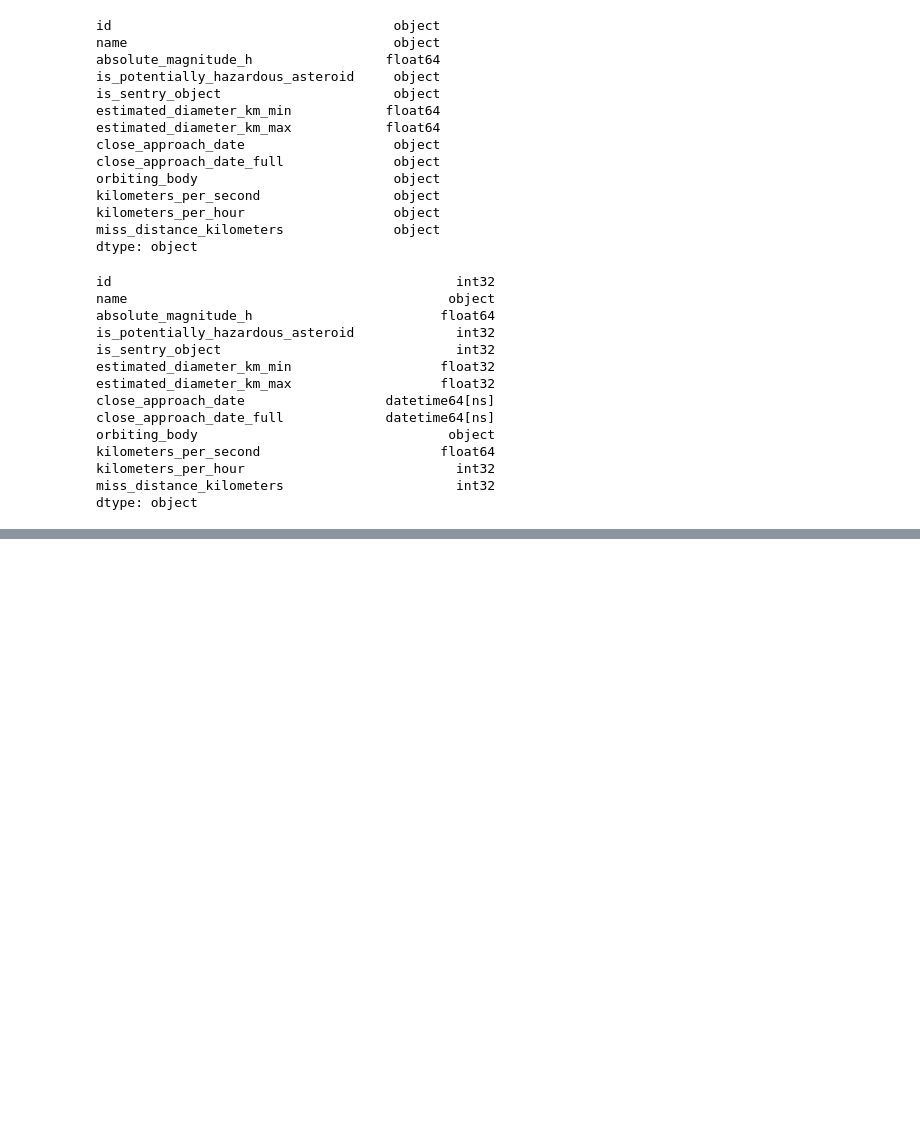
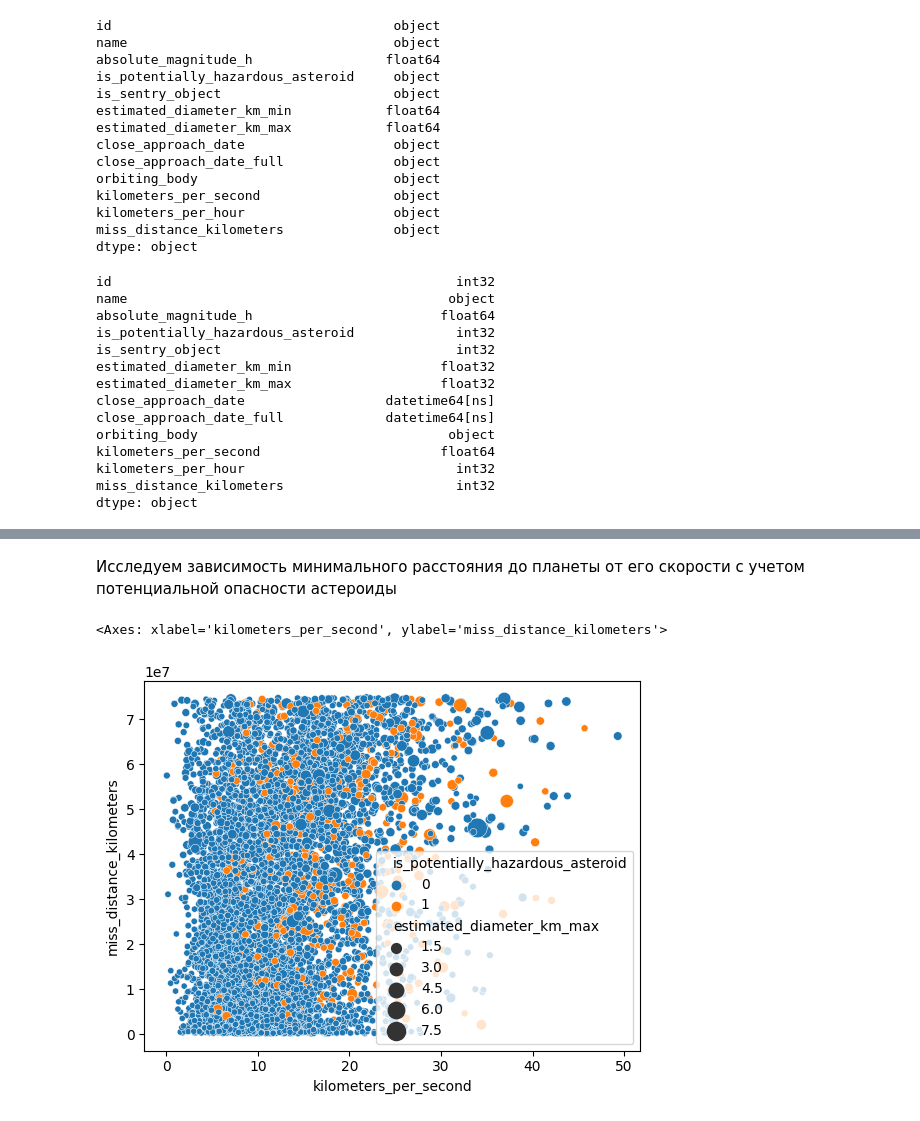
Before and after one commit to MikalaiZaitsau/Data_Analysis, a Jupyter notebook: NASA API/NASA_Asteroids_API.ipynb, the cells around one changed output, grey strips where cells are left out. Drawn from its saved outputs; the diff is of its cells as text; code cells hidden in the pictures; blank space fills up the shorter version.

```diff
--- a/NASA API/NASA_Asteroids_API.ipynb
+++ b/NASA API/NASA_Asteroids_API.ipynb
@@ -345,0 +365,12 @@ df0
+# %% [markdown]
+Исследуем зависимость минимального расстояния до планеты от его скорости с учетом потенциальной опасности астероиды
+# %%
+sns.scatterplot(data=df0,
+                x="kilometers_per_second",
+                y="miss_distance_kilometers",
+                hue="is_potentially_hazardous_asteroid",
+                size="estimated_diameter_km_max",
+                sizes=(20, 200))
+# %% [output]
+<Axes: xlabel='kilometers_per_second', ylabel='miss_distance_kilometers'>
+[figure, added]
```
Also changed, not shown: parts of 14 cells of this notebook.
